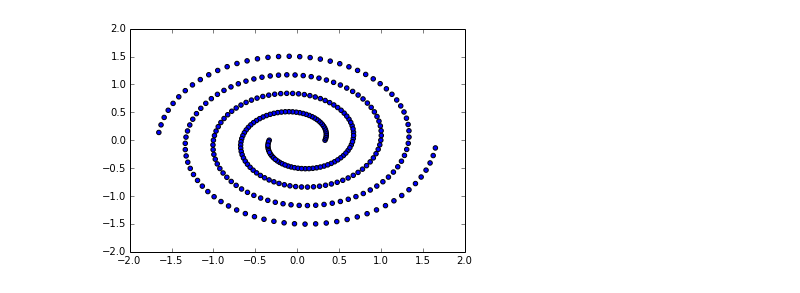
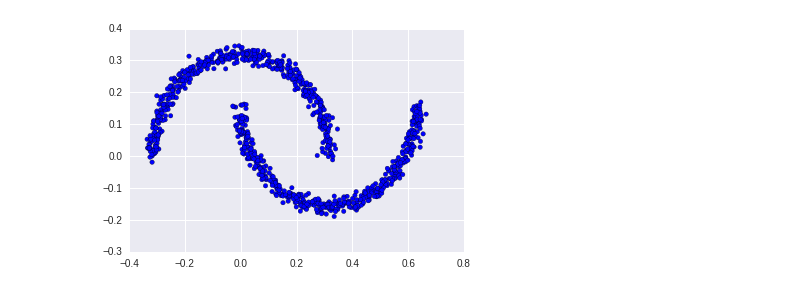
Before and after one commit to kudkudak/r2-learner, a Jupyter notebook: sketchbook.ipynb, the cells around one changed output. Saved outputs shown, nothing was run; the diff lists cells and outputs as text; code cells hidden in the pictures.

```diff
--- a/sketchbook.ipynb
+++ b/sketchbook.ipynb
@@ -25,3 +17,6 @@ array([1, 0, 1, 1, 1, 1, 0, 1, 0, 1])
+# %%
+X_moon /= (X_moon.max() - X_moon.min())
+X_spiral /= (X_spiral.max() - X_spiral.min())
 # %%
 model = sklearn.svm.SVC(C=1, kernel='linear')
 model.fit(X_moon, Y_moon)
@@ -87,7 +44,7 @@ array([[ 0.99318742,  0.00681258],
 # %%
 %matplotlib inline
 import matplotlib.pylab as plt
-plt.scatter(X_spiral[:,0], X_spiral[:,1])
+plt.scatter(X_moon[:,0], X_moon[:,1])
 plt.show()
 # %% [output]
-[figure, old version]
+[figure, new version]
```
Also changed, not shown: parts of 19 cells of this notebook.
